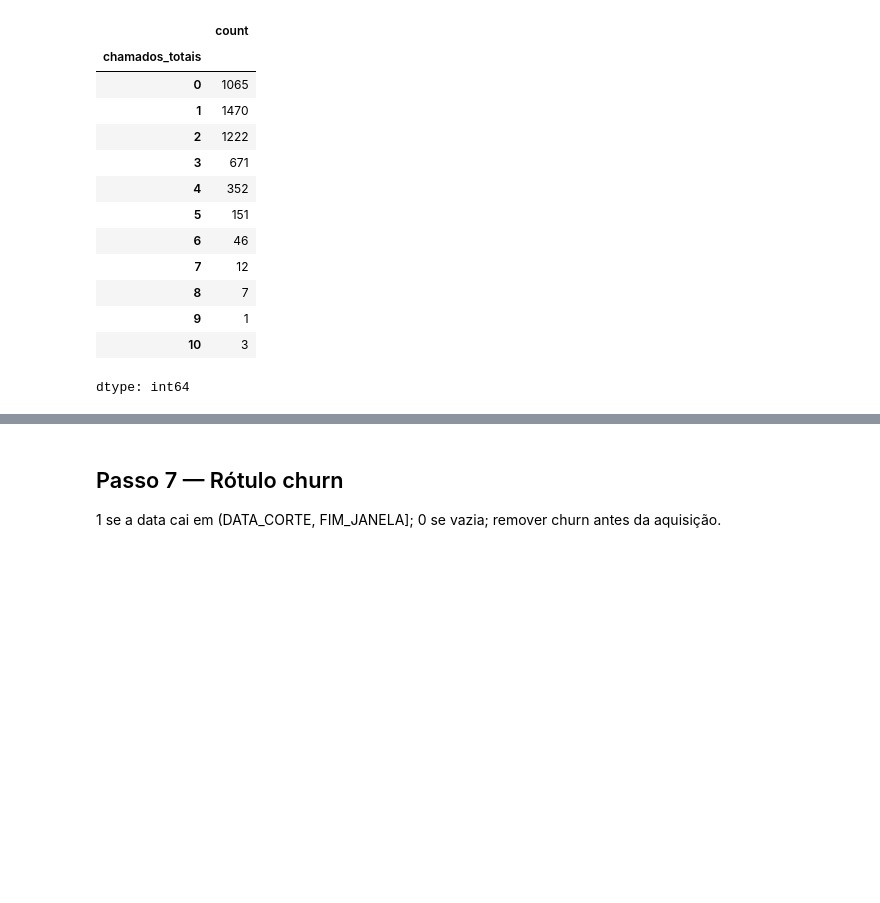
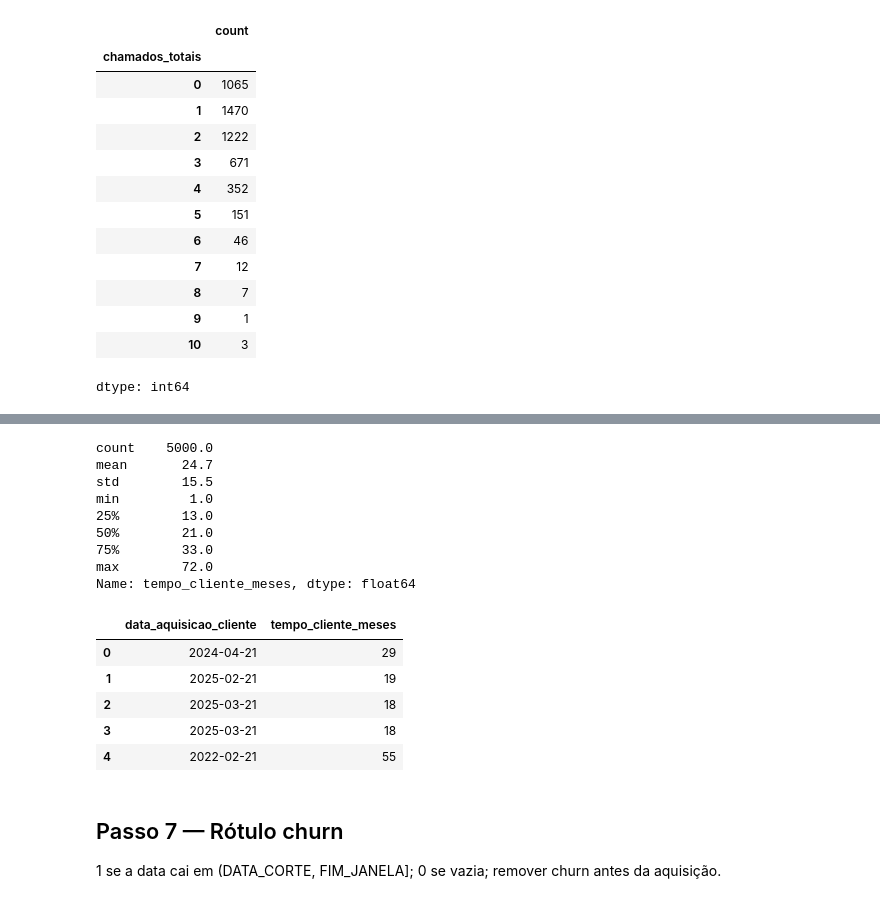
Before and after one commit to Gagdm/previsao_de_evasao_de_clientes, a Jupyter notebook: notebooks/01_limpeza_e_consolidacao.ipynb, the cells around one changed output, grey strips where cells are left out. Cells and saved outputs as stored; diff of their text form; code cells hidden in the pictures; blank space fills up the shorter version.

Commit message:
feat(limpeza): calcula tempo de casa em meses na data de corte

```diff
--- a/notebooks/01_limpeza_e_consolidacao.ipynb
+++ b/notebooks/01_limpeza_e_consolidacao.ipynb
@@ -514,3 +514,32 @@ Meses entre a aquisição e `config.DATA_CORTE` (datas: `format='mixed', dayfirs
+# %%
+aquisicao = df["data_aquisicao_cliente"]
+corte = config.DATA_CORTE
+
+assert (aquisicao <= corte).all(), "Há clientes adquiridos depois da data de corte"
+
+meses = (corte.year - aquisicao.dt.year) * 12 + (corte.month - aquisicao.dt.month)
+meses = meses - (aquisicao.dt.day > corte.day).astype(int)
+
+df["tempo_cliente_meses"] = meses
+
+print(df["tempo_cliente_meses"].describe().round(1))
+df[["data_aquisicao_cliente", "tempo_cliente_meses"]].head()
+# %% [output]
+count    5000.0
+mean       24.7
+std        15.5
+min         1.0
+25%        13.0
+50%        21.0
+75%        33.0
+max        72.0
+Name: tempo_cliente_meses, dtype: float64
+|  | data_aquisicao_cliente | tempo_cliente_meses |
+| 0 | 2024-04-21 | 29 |
+| 1 | 2025-02-21 | 19 |
+| 2 | 2025-03-21 | 18 |
+| 3 | 2025-03-21 | 18 |
+| 4 | 2022-02-21 | 55 |
 # %% [markdown]
 ## Passo 7 — Rótulo churn
 
```
Also changed, not shown: parts of 3 cells of this notebook.
